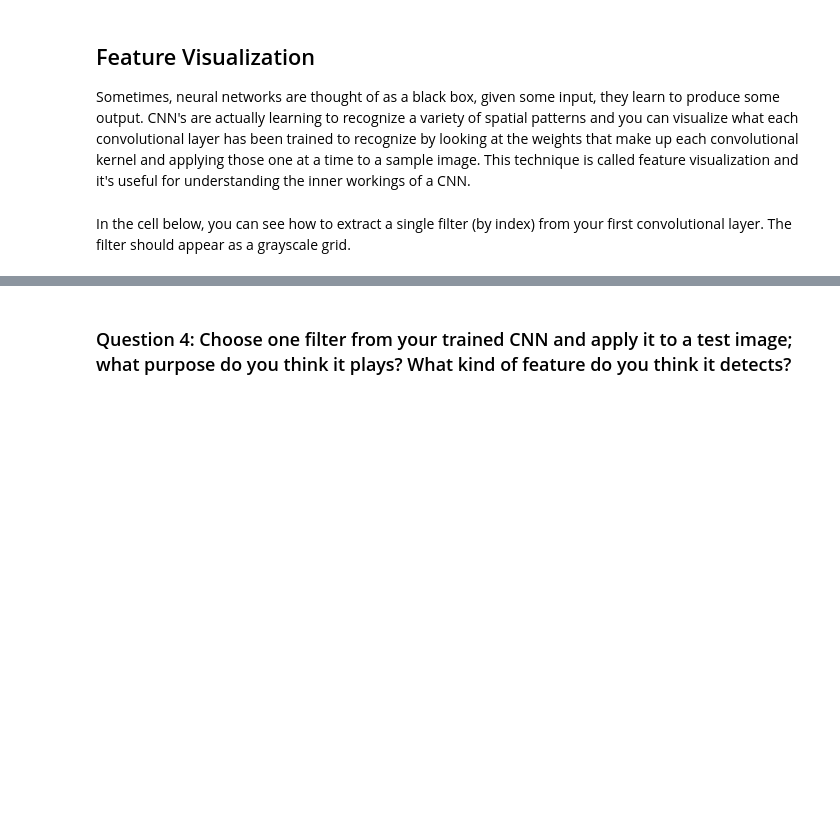
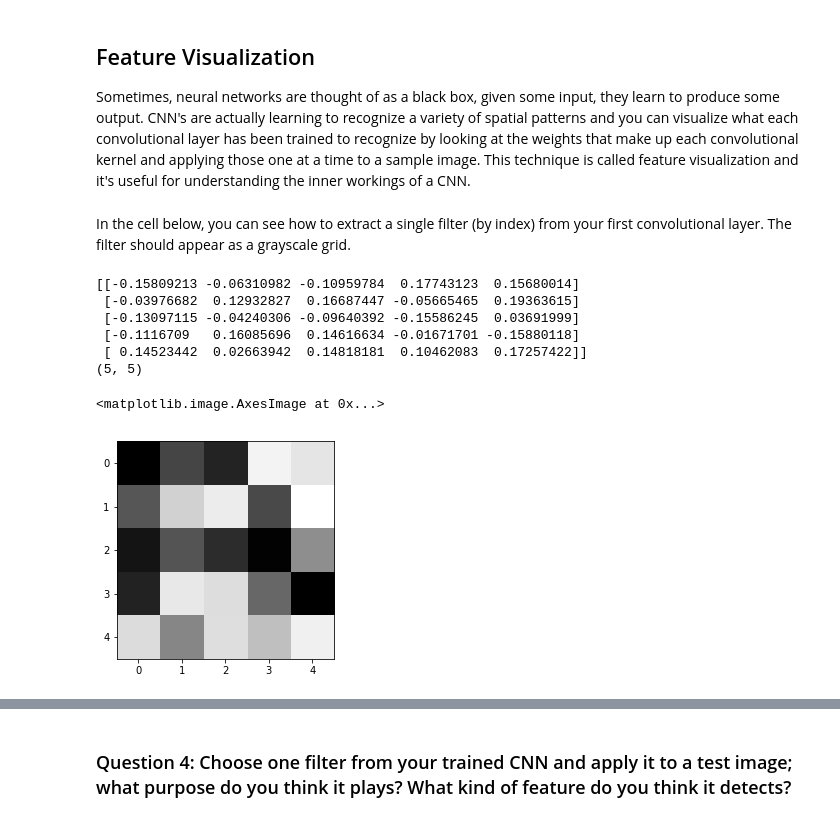
Before and after one commit to cvnd-course/Project-Facial-Keypoint-Detection, a Jupyter notebook: 2. Define the Network Architecture.ipynb, the cells around one changed output, grey strips where cells are left out. Cells and saved outputs as stored; diff of their text form; code cells hidden in the pictures; blank space fills up the shorter version.

```diff
--- a/2. Define the Network Architecture.ipynb
+++ b/2. Define the Network Architecture.ipynb
@@ -526,17 +527,26 @@ In the cell below, you can see how to extract a single filter (by index) from yo
 # %%
 # Get the weights in the first conv layer, "conv1"
 # if necessary, change this to reflect the name of your first conv layer
-weights1 = net.conv1.weight.data
+weights1 = net.convnet[0].weight.data
 
 w = weights1.numpy()
 
 filter_index = 0
 
 print(w[filter_index][0])
 print(w[filter_index][0].shape)
 
 # display the filter weights
 plt.imshow(w[filter_index][0], cmap='gray')
+# %% [output]
+[[-0.15809213 -0.06310982 -0.10959784  0.17743123  0.15680014]
+ [-0.03976682  0.12932827  0.16687447 -0.05665465  0.19363615]
+ [-0.13097115 -0.04240306 -0.09640392 -0.15586245  0.03691999]
+ [-0.1116709   0.16085696  0.14616634 -0.01671701 -0.15880118]
+ [ 0.14523442  0.02663942  0.14818181  0.10462083  0.17257422]]
+(5, 5)
+<matplotlib.image.AxesImage at 0x...>
+[figure, added]
 # %% [markdown]
 ## Feature maps
 
```
Also changed, not shown: parts of 17 cells of this notebook, 6 other files.
